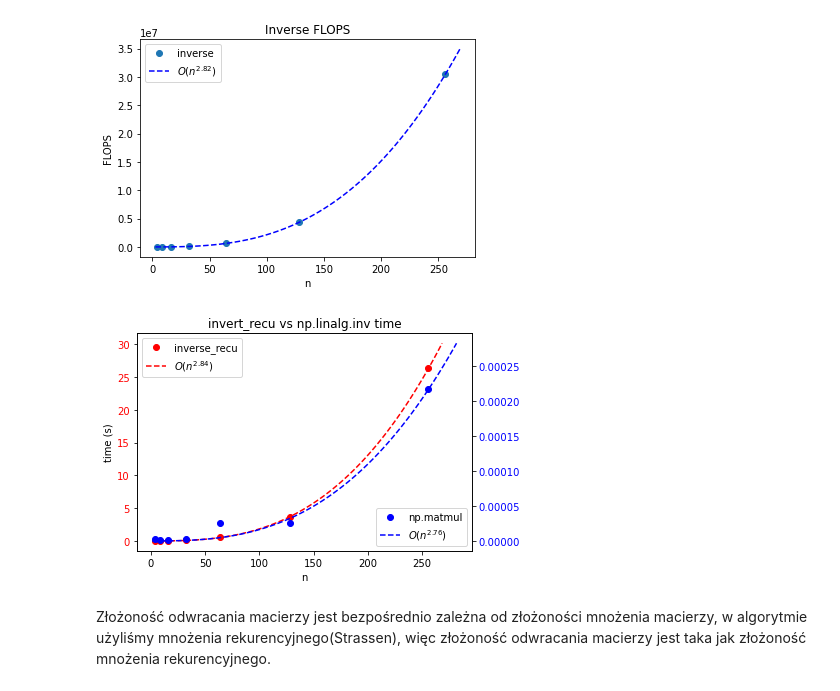
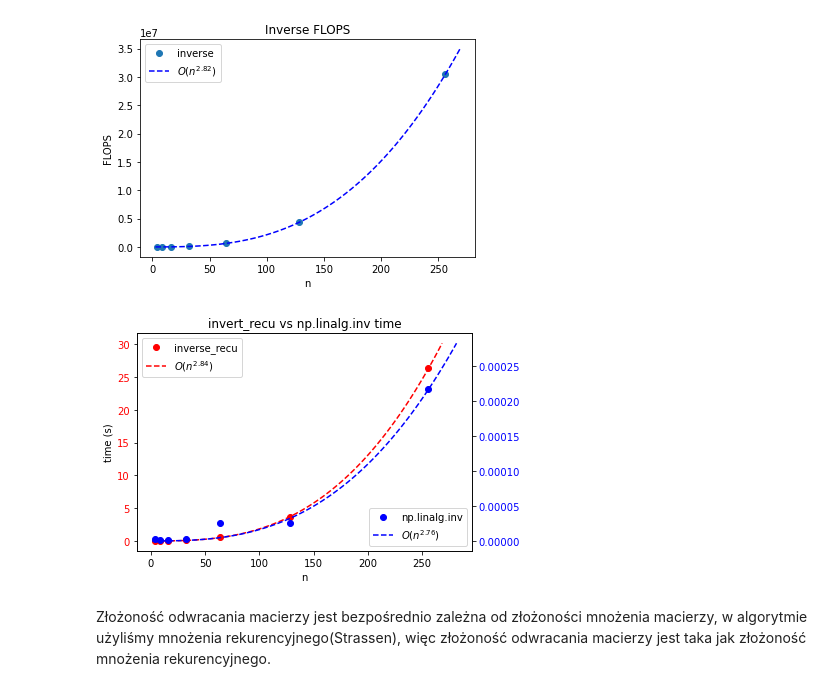
Before and after one commit to weed478/algomat, a Jupyter notebook: zad2/report.ipynb, the cells around one changed output. Saved outputs shown, nothing was run; the diff lists cells and outputs as text; code cells hidden in the pictures.

```diff
--- a/zad2/report.ipynb
+++ b/zad2/report.ipynb
@@ -148,34 +148,34 @@ ax1.set_xlabel('n')
 ax1.set_ylabel('time (s)')
 ax1.tick_params(axis='y', labelcolor='red')
 ax1.plot(df_inverse['n'], df_inverse['time_invert'], 'o', label='inverse_recu', color='red')
 
 def f(x, a, b):
     return a * x**b
 
 x = df_inverse['n'].astype(np.float64)
 y = df_inverse['time_invert'].astype(np.float64)
 popt, pcov = scipy.optimize.curve_fit(f, x, y)
 x = np.linspace(*plt.xlim(), 100)
 ax1.plot(x, f(x, *popt), 'r--', label=f'$O(n^{{{popt[1]:.2f}}})$')
 
 ax2 = ax1.twinx()
 ax2.tick_params(axis='y', labelcolor='blue')
-ax2.plot(df_inverse['n'], df_inverse['time_np'], 'o', label='np.matmul', color='blue')
+ax2.plot(df_inverse['n'], df_inverse['time_np'], 'o', label='np.linalg.inv', color='blue')
 
 def f(x, a, b):
     return a * x**b
 
 x = df_inverse['n'].astype(np.float64)
 y = df_inverse['time_np'].astype(np.float64)
 popt, pcov = scipy.optimize.curve_fit(f, x, y)
 x = np.linspace(*plt.xlim(), 100)
 ax2.plot(x, f(x, *popt), 'b--', label=f'$O(n^{{{popt[1]:.2f}}})$')
 
 ax1.legend()
 ax2.legend(loc='lower right')
 plt.title('invert_recu vs np.linalg.inv time')
 plt.show()
 # %% [output]
-[figure, old version]
+[figure, new version]
 # %% [markdown]
 Złożoność odwracania macierzy jest bezpośrednio zależna od złożoności mnożenia macierzy, w algorytmie użyliśmy mnożenia rekurencyjnego(Strassen), więc złożoność odwracania macierzy jest taka jak złożoność mnożenia rekurencyjnego.
```
Also changed, not shown: parts of 2 cells of this notebook.
